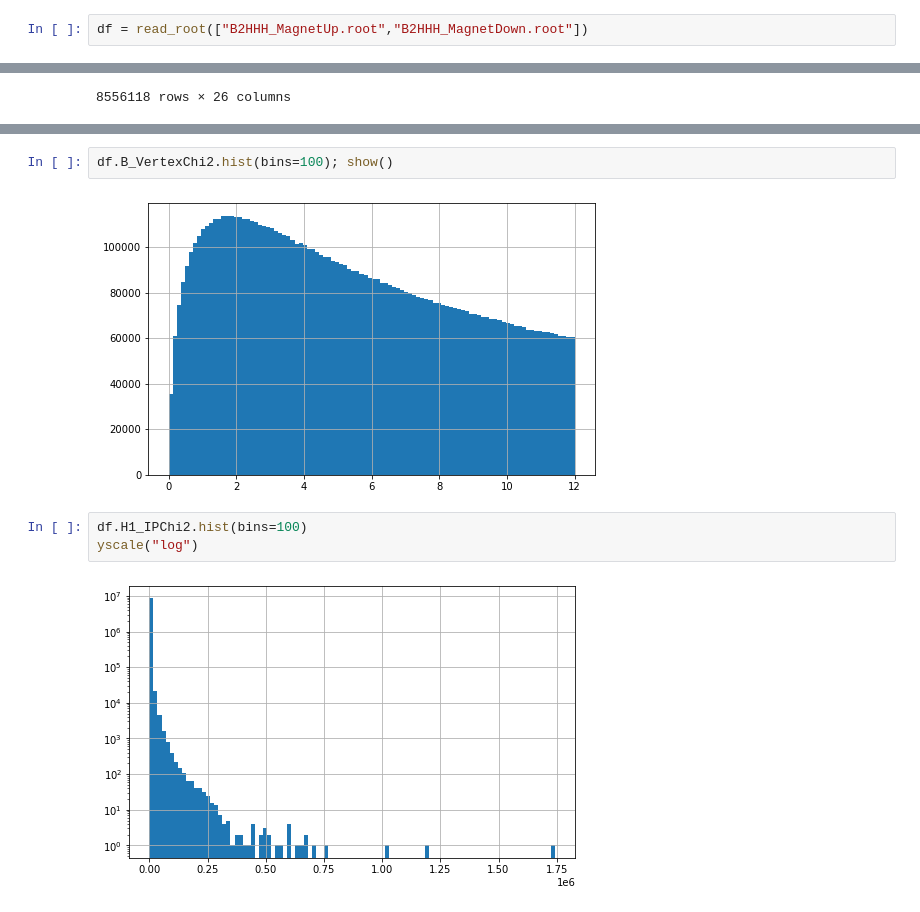
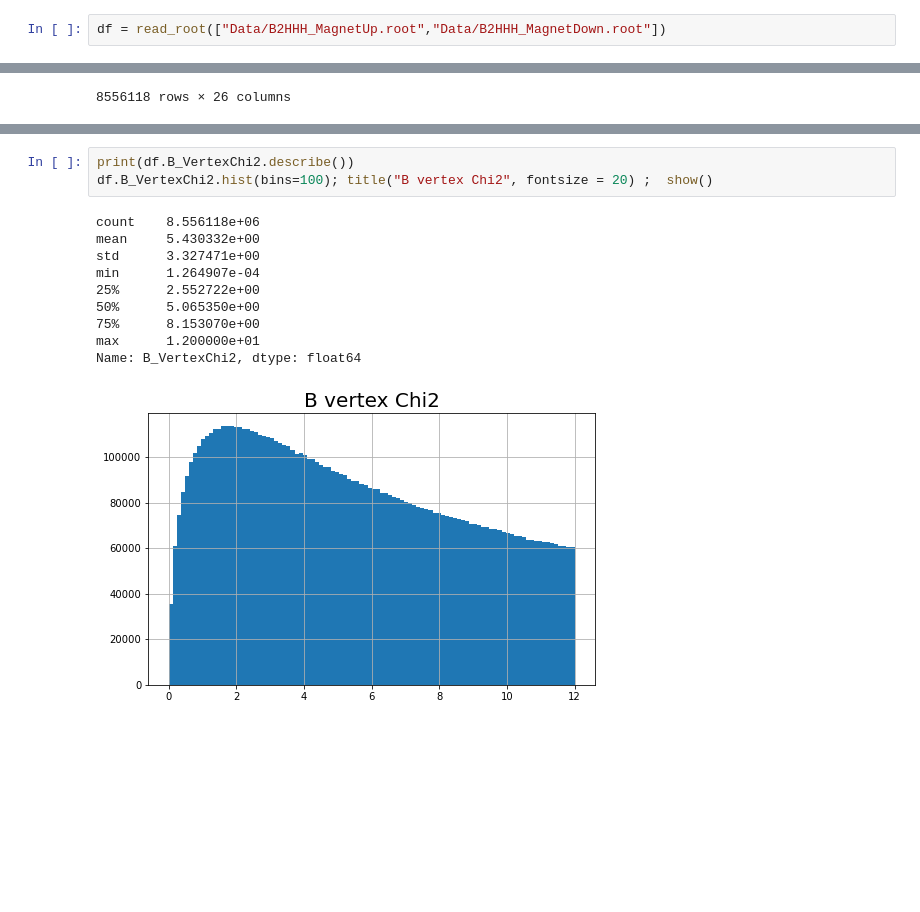
Before and after one commit to jjpereirab/B2HHH_2022_1, a Jupyter notebook: exploring_datasets_python.ipynb, the cells around one changed output, grey strips where cells are left out. Saved outputs shown, nothing was run; the diff lists cells and outputs as text; blank space fills up the shorter version.

```diff
--- a/exploring_datasets_python.ipynb
+++ b/exploring_datasets_python.ipynb
@@ -151,7 +150,7 @@ magnetDown_kaons[(c1Down + c2Down + c3Down) == 1]
 # %% [markdown]
 # Both datasets
 # %%
-df = read_root(["B2HHH_MagnetUp.root","B2HHH_MagnetDown.root"])
+df = read_root(["Data/B2HHH_MagnetUp.root","Data/B2HHH_MagnetDown.root"])
 # %%
 pd.set_option('display.max_columns', None)
 print(df.columns)
@@ -184,9 +205,14 @@ yscale("log")
 # %%
-df.B_VertexChi2.hist(bins=100); show()
+print(df.B_VertexChi2.describe())
+df.B_VertexChi2.hist(bins=100); title("B vertex Chi2", fontsize = 20) ;  show()
 # %% [output]
+count    8.556118e+06
+mean     5.430332e+00
+std      3.327471e+00
+min      1.264907e-04
+25%      2.552722e+00
+50%      5.065350e+00
+75%      8.153070e+00
+max      1.200000e+01
+Name: B_VertexChi2, dtype: float64
-[figure, old version]
+[figure, new version]
-# %%
-df.H1_IPChi2.hist(bins=100)
-yscale("log")
-# %% [output]
-[figure, removed]
```
Also changed, not shown: parts of 15 cells of this notebook, 2 other files.
